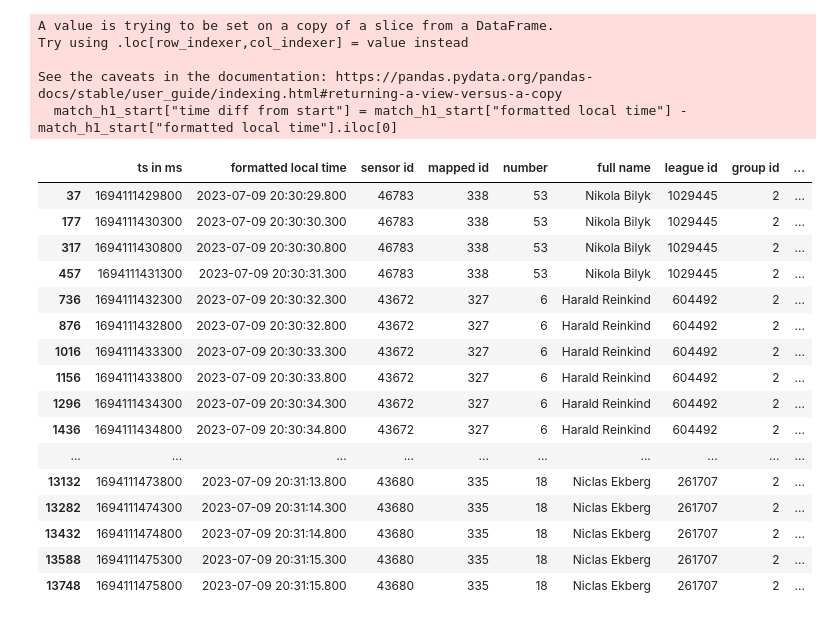
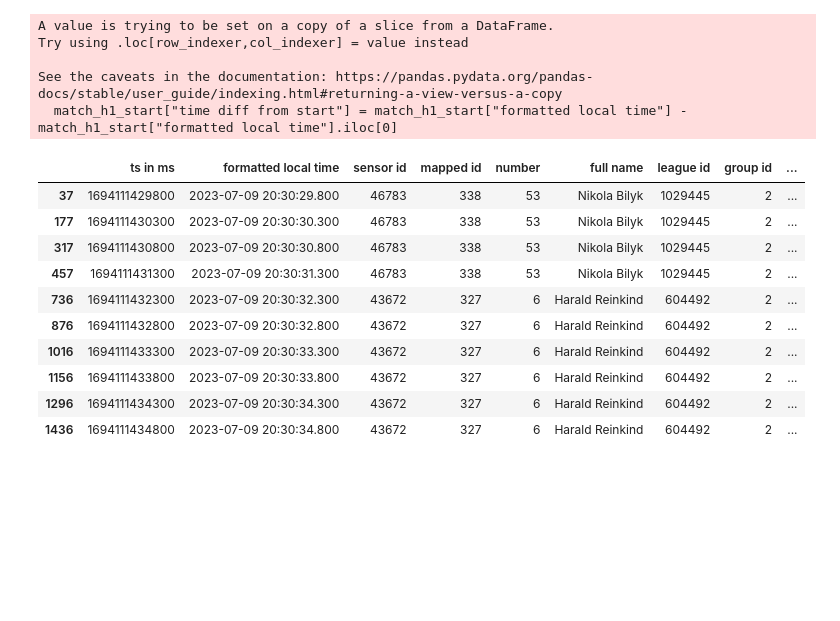
Before and after one commit to Zalipski/handball_mt, a Jupyter notebook: handball.ipynb, the cells around one changed output. Cells and saved outputs as stored; diff of their text form; code cells hidden in the pictures; blank space fills up the shorter version.

```diff
--- a/handball.ipynb
+++ b/handball.ipynb
@@ -18,5 +28,6 @@ from datetime import datetime
 pd.set_option("display.max_columns", 30)
 pd.set_option("display.max_rows", 1000)
 # %%
-match_h1 = pd.read_csv("handball_sample/Match_H1.csv", sep = ";")
-match_h2 = pd.read_csv("handball_sample/Match_H2.csv", sep = ";")
+match_h1 = pd.read_csv(r"handball_sample\flensburg_kiel_md5_h1.csv", sep = ";")
+match_h2 = pd.read_csv(r"handball_sample\flensburg_kiel_md5_h1.csv", sep = ";")
+tags = pd.read_csv(r"handball_sample\tags_flensburg_kiel_md5_s2324.csv", sep = ";")
@@ -198,22 +200,16 @@ Try using .loc[row_indexer,col_indexer] = value instead
 See the caveats in the documentation: https://pandas.pydata.org/pandas-docs/stable/user_guide/indexing.html#returning-a-view-versus-a-copy
   match_h1_start["time diff from start"] = match_h1_start["formatted local time"] - match_h1_start["formatted local time"].iloc[0]
 # %%
-match_h1_start[(match_h1_start["time diff from start"].dt.microseconds % 500000 == 0) & (~np.isnan(match_h1_start["ball possession (id of possessed ball)"]))].head(100)
+match_h1_start[(match_h1_start["time diff from start"].dt.microseconds % 500000 == 0) & (~np.isnan(match_h1_start["ball possession (id of possessed ball)"]))].head(10)
 # %% [output]
 |  | ts in ms | formatted local time | sensor id | mapped id | number | full name | league id | group id | ... |
 | 37 | 1694111429800 | 2023-07-09 20:30:29.800 | 46783 | 338 | 53 | Nikola Bilyk | 1029445 | 2 | ... |
 | 177 | 1694111430300 | 2023-07-09 20:30:30.300 | 46783 | 338 | 53 | Nikola Bilyk | 1029445 | 2 | ... |
 | 317 | 1694111430800 | 2023-07-09 20:30:30.800 | 46783 | 338 | 53 | Nikola Bilyk | 1029445 | 2 | ... |
 | 457 | 1694111431300 | 2023-07-09 20:30:31.300 | 46783 | 338 | 53 | Nikola Bilyk | 1029445 | 2 | ... |
 | 736 | 1694111432300 | 2023-07-09 20:30:32.300 | 43672 | 327 | 6 | Harald Reinkind | 604492 | 2 | ... |
 | 876 | 1694111432800 | 2023-07-09 20:30:32.800 | 43672 | 327 | 6 | Harald Reinkind | 604492 | 2 | ... |
 | 1016 | 1694111433300 | 2023-07-09 20:30:33.300 | 43672 | 327 | 6 | Harald Reinkind | 604492 | 2 | ... |
 | 1156 | 1694111433800 | 2023-07-09 20:30:33.800 | 43672 | 327 | 6 | Harald Reinkind | 604492 | 2 | ... |
 | 1296 | 1694111434300 | 2023-07-09 20:30:34.300 | 43672 | 327 | 6 | Harald Reinkind | 604492 | 2 | ... |
 | 1436 | 1694111434800 | 2023-07-09 20:30:34.800 | 43672 | 327 | 6 | Harald Reinkind | 604492 | 2 | ... |
-| ... | ... | ... | ... | ... | ... | ... | ... | ... | ... |
-| 13132 | 1694111473800 | 2023-07-09 20:31:13.800 | 43680 | 335 | 18 | Niclas Ekberg | 261707 | 2 | ... |
-| 13282 | 1694111474300 | 2023-07-09 20:31:14.300 | 43680 | 335 | 18 | Niclas Ekberg | 261707 | 2 | ... |
-| 13432 | 1694111474800 | 2023-07-09 20:31:14.800 | 43680 | 335 | 18 | Niclas Ekberg | 261707 | 2 | ... |
-| 13588 | 1694111475300 | 2023-07-09 20:31:15.300 | 43680 | 335 | 18 | Niclas Ekberg | 261707 | 2 | ... |
-| 13748 | 1694111475800 | 2023-07-09 20:31:15.800 | 43680 | 335 | 18 | Niclas Ekberg | 261707 | 2 | ... |
```
Also changed, not shown: parts of 22 cells of this notebook.
